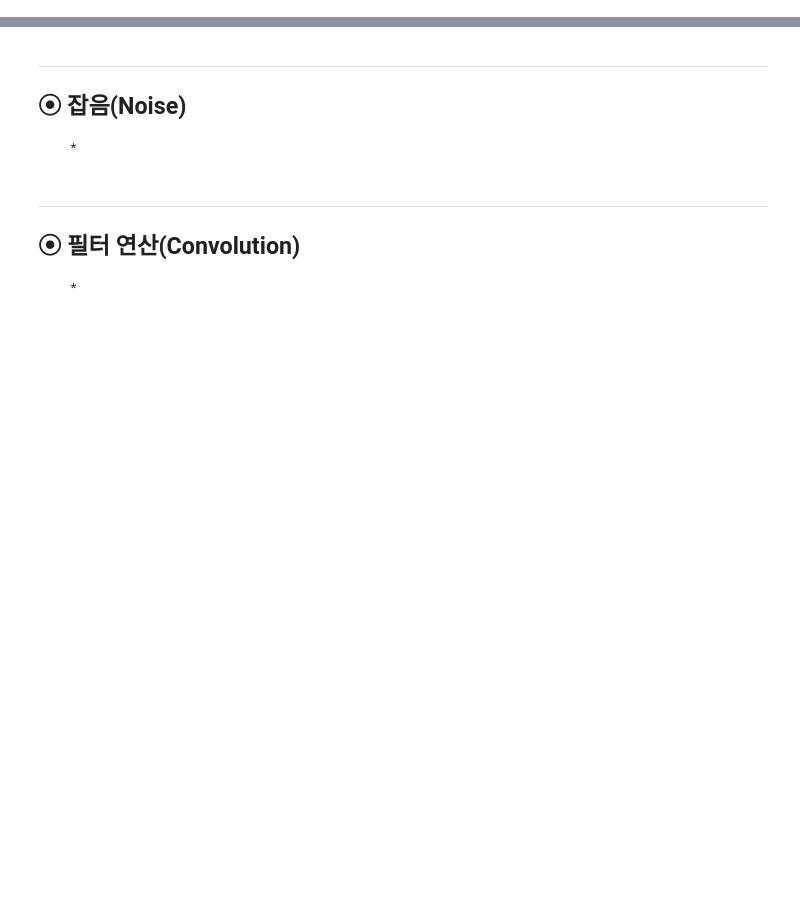
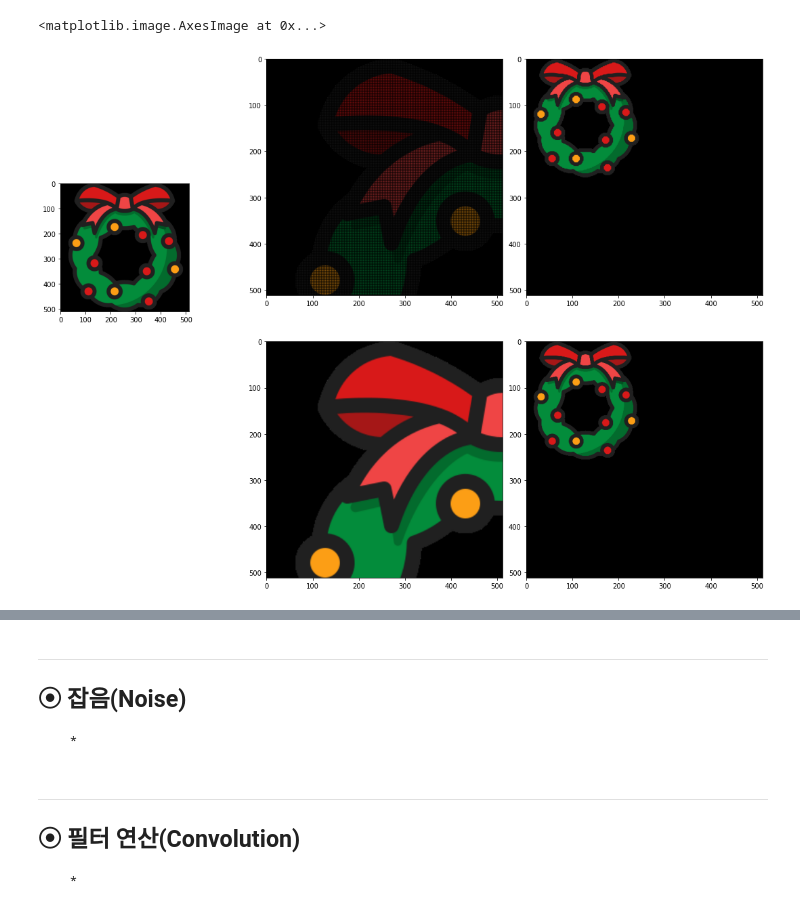
Before and after one commit to KwonDoRyoung/AdvancedBasicEducationProgram, a Jupyter notebook: python04_2.ipynb, the cells around one changed output, grey strips where cells are left out. Cells and saved outputs as stored; diff of their text form; code cells hidden in the pictures; blank space fills up the shorter version.

```diff
--- a/python04_2.ipynb
+++ b/python04_2.ipynb
@@ -29,3 +218,66 @@ import matplotlib.pyplot as plt
+# %%
+import os
+import cv2.cv2
+import numpy as np
+import matplotlib.pyplot as plt
+
+def image_scaling(image, scale):
+  # 불완전 코드: 보간법이 들어가있지 않음
+  scale_matrix = np.array([[scale, 0, 0],[0, scale, 0]])
+
+  coords = np.indices((image.shape[1], image.shape[0]),).reshape(2, -1)
+  coords = np.vstack((coords, np.ones(coords.shape[1])))
+
+  warp_coords = (np.round(scale_matrix @ coords)).astype(np.int)
+
+  x_coords, y_coords = warp_coords[0,:], warp_coords[1, :]
+  indices = np.where((x_coords >=0) & (x_coords < image.shape[1]) & (y_coords >=0) & (y_coords < image.shape[0]))
+  x_ori, y_ori = coords[0, :][indices].astype(np.int), coords[1, :][indices].astype(np.int)
+  x_tran, y_tran = x_coords[indices], y_coords[indices]
+
+  result_image = np.zeros_like(image)
+  result_image[y_tran, x_tran] = image[y_ori, x_ori]
+  return result_image
+
+plt.figure(figsize=(20, 15))
+plt.subplots_adjust(hspace=0.1, wspace=0.1)
+grid_shape=(4,3)
+
+# =======================================================
+loc=(1,0) # location(loc)
+img = cv2.imread(os.path.join(image_root_path, "christmas.png"))
+img = cv2.cvtColor(img, cv2.COLOR_BGR2RGB)
+plt.subplot2grid(grid_shape, loc)
+plt.imshow(img)
+
+loc=(0,1)
+scale = 2.
+scale_img01 = image_scaling(img, scale)
+plt.subplot2grid(grid_shape, loc, rowspan=2)
+plt.imshow(scale_img01)
+
+loc=(2,1)
+scale = 2.
+scale_matric = np.array([[scale, 0, 0],[0, scale, 0]], dtype=np.float32)
+scale_img02 = cv2.warpAffine(img, scale_matric, (img.shape[1], img.shape[0]))
+plt.subplot2grid(grid_shape, loc, rowspan=2)
+plt.imshow(scale_img02)
+
+loc=(0,2)
+scale = .5
+scale_img03 = image_scaling(img, scale)
+plt.subplot2grid(grid_shape, loc, rowspan=2)
+plt.imshow(scale_img03)
+
+loc=(2,2)
+scale = .5
+scale_matric = np.array([[scale, 0, 0],[0, scale, 0]], dtype=np.float32)
+scale_img04 = cv2.warpAffine(img, scale_matric, (img.shape[1], img.shape[0]))
+plt.subplot2grid(grid_shape, loc, rowspan=2)
+plt.imshow(scale_img04)
+# %% [output]
+<matplotlib.image.AxesImage at 0x...>
+[figure, added]
 # %% [markdown]
 ---
 ##⦿   기하학적 변형 - Interpolation
```
Also changed, not shown: parts of 18 cells of this notebook.
